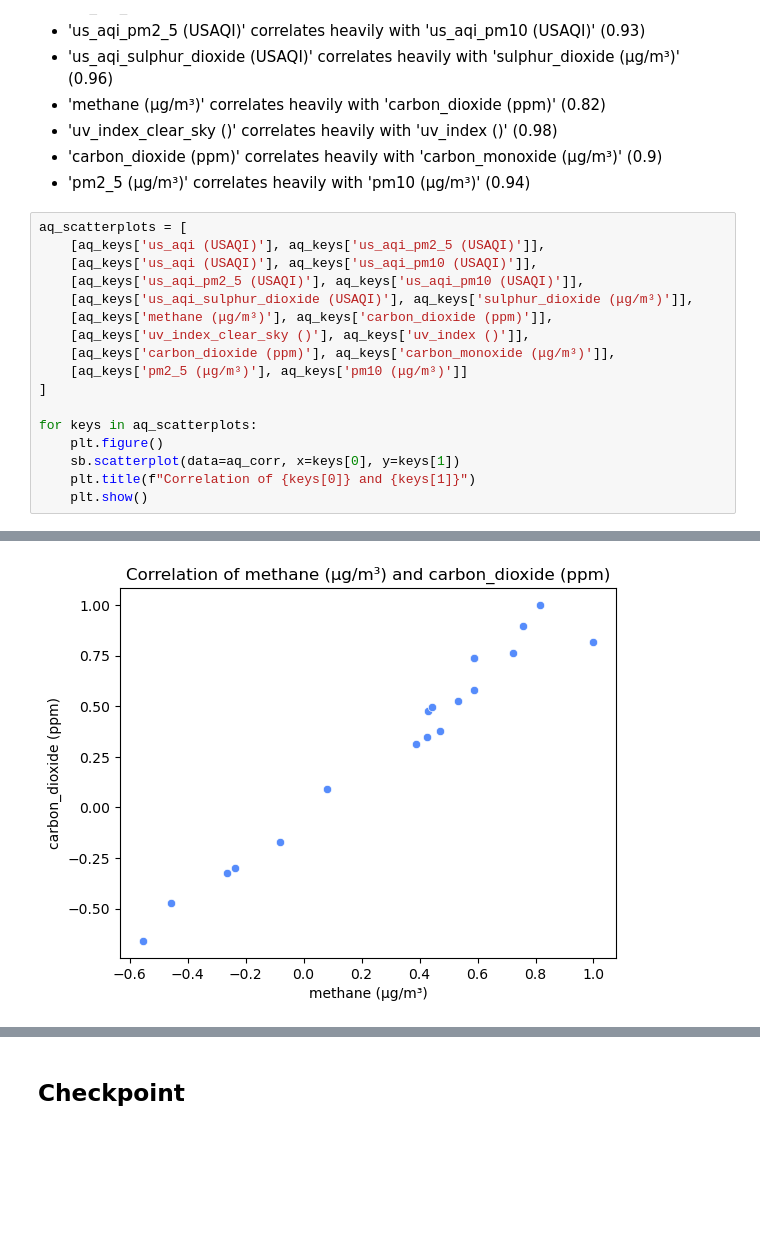
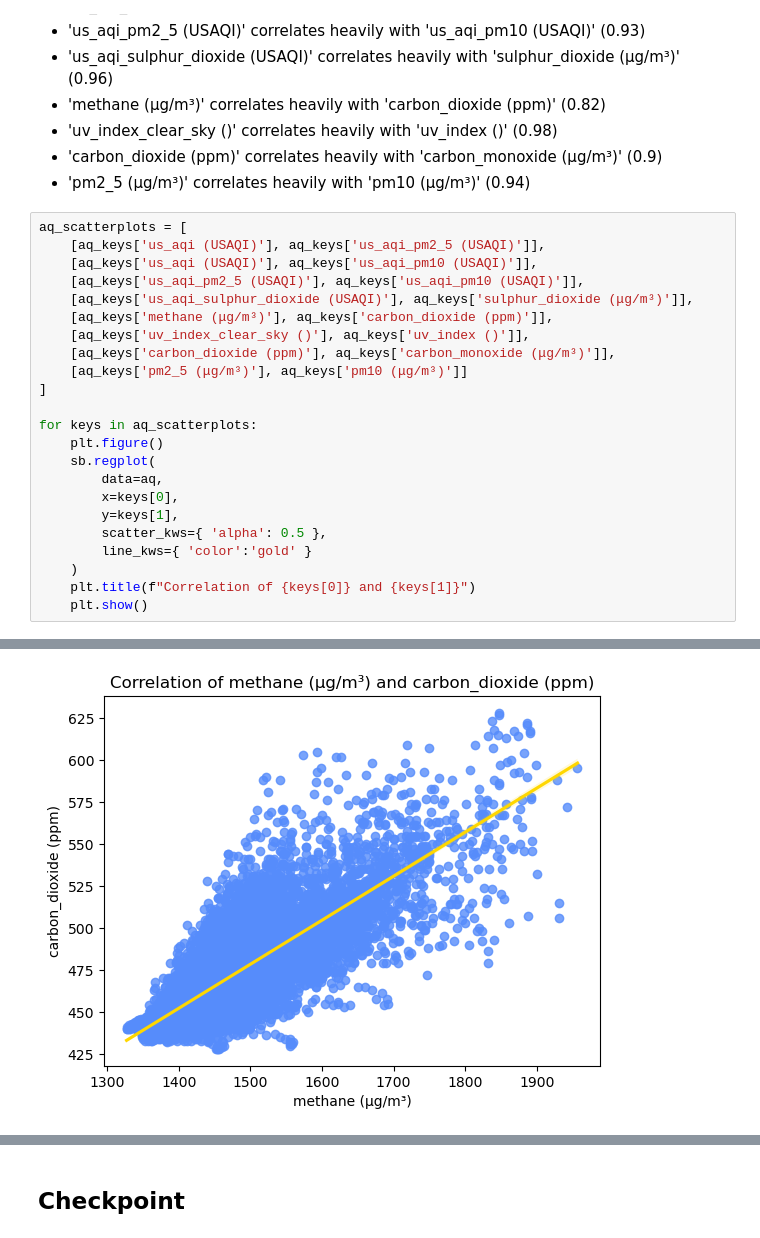
Before and after one commit to ianbunag/cmpe-255-data-mining-project, a Jupyter notebook: 03-08-eda-open-meteo.ipynb, the cells around one changed output, grey strips where cells are left out. Cells and saved outputs as stored; diff of their text form; blank space fills up the shorter version.

```diff
--- a/03-08-eda-open-meteo.ipynb
+++ b/03-08-eda-open-meteo.ipynb
@@ -329,7 +326,13 @@ aq_scatterplots = [
 
 for keys in aq_scatterplots:
     plt.figure()
-    sb.scatterplot(data=aq_corr, x=keys[0], y=keys[1])
+    sb.regplot(
+        data=aq,
+        x=keys[0],
+        y=keys[1],
+        scatter_kws={ 'alpha': 0.5 },
+        line_kws={ 'color':'gold' }
+    )
     plt.title(f"Correlation of {keys[0]} and {keys[1]}")
     plt.show()
 # %% [output]
@@ -340 +343 @@ for keys in aq_scatterplots:
-[figure, old version]
+[figure, new version]
```
Also changed, not shown: parts of 3 cells of this notebook, 5 other files.
